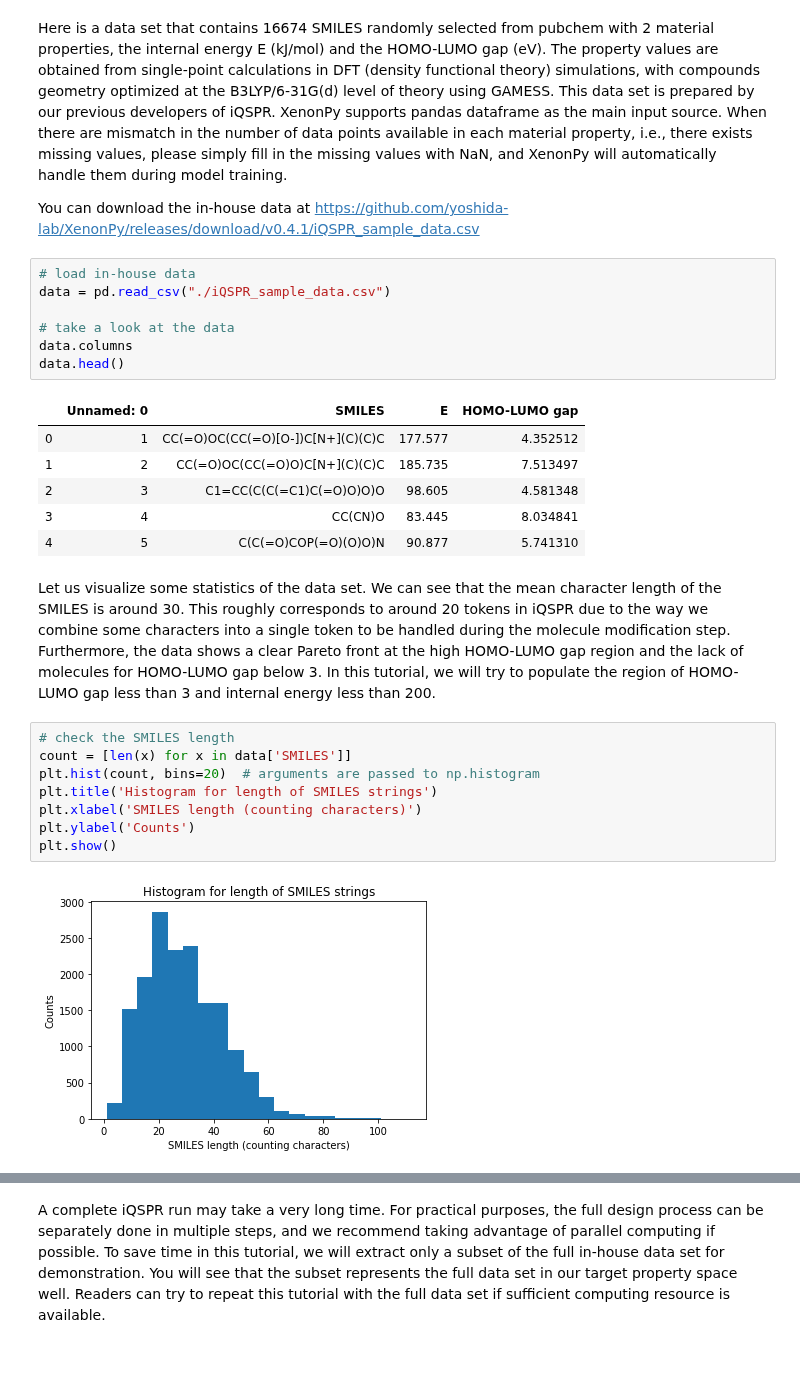
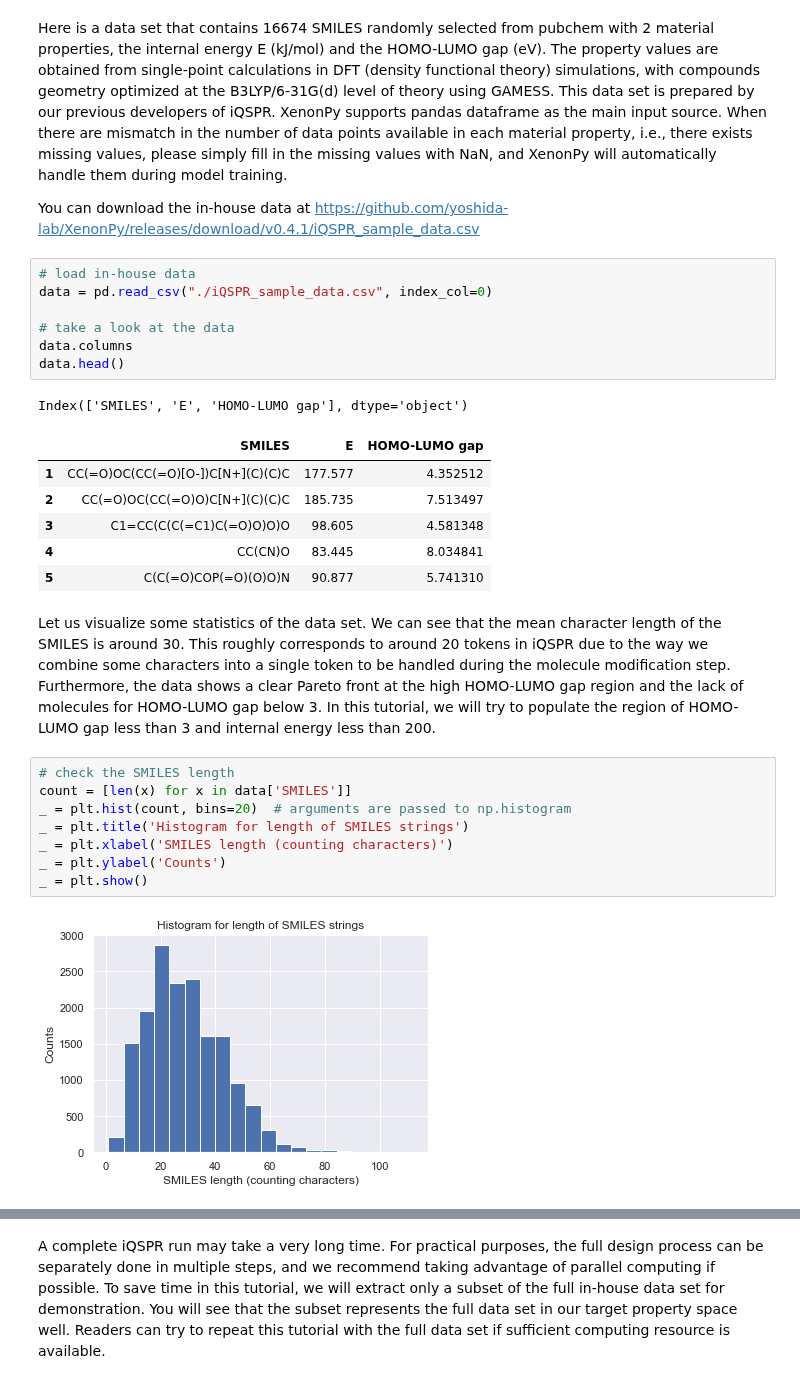
Before and after one commit to yoshida-lab/XenonPy, a Jupyter notebook: samples/iQSPR.ipynb, the cells around one changed output, grey strips where cells are left out. Drawn from its saved outputs; the diff is of its cells as text.

```diff
--- a/samples/iQSPR.ipynb
+++ b/samples/iQSPR.ipynb
@@ -32,29 +32,30 @@ Here is a data set that contains 16674 SMILES randomly selected from pubchem wit
 You can download the in-house data at https://github.com/yoshida-lab/XenonPy/releases/download/v0.4.1/iQSPR_sample_data.csv
 # %%
 # load in-house data
-data = pd.read_csv("./iQSPR_sample_data.csv")
+data = pd.read_csv("./iQSPR_sample_data.csv", index_col=0)
 
 # take a look at the data
 data.columns
 data.head()
 # %% [output]
+Index(['SMILES', 'E', 'HOMO-LUMO gap'], dtype='object')
-|  | Unnamed: 0 | SMILES | E | HOMO-LUMO gap |
-| 0 | 1 | CC(=O)OC(CC(=O)[O-])C[N+](C)(C)C | 177.577 | 4.352512 |
-| 1 | 2 | CC(=O)OC(CC(=O)O)C[N+](C)(C)C | 185.735 | 7.513497 |
-| 2 | 3 | C1=CC(C(C(=C1)C(=O)O)O)O | 98.605 | 4.581348 |
-| 3 | 4 | CC(CN)O | 83.445 | 8.034841 |
-| 4 | 5 | C(C(=O)COP(=O)(O)O)N | 90.877 | 5.741310 |
+|  | SMILES | E | HOMO-LUMO gap |
+| 1 | CC(=O)OC(CC(=O)[O-])C[N+](C)(C)C | 177.577 | 4.352512 |
+| 2 | CC(=O)OC(CC(=O)O)C[N+](C)(C)C | 185.735 | 7.513497 |
+| 3 | C1=CC(C(C(=C1)C(=O)O)O)O | 98.605 | 4.581348 |
+| 4 | CC(CN)O | 83.445 | 8.034841 |
+| 5 | C(C(=O)COP(=O)(O)O)N | 90.877 | 5.741310 |
 # %% [markdown]
 Let us visualize some statistics of the data set. We can see that the mean character length of the SMILES is around 30. This roughly corresponds to around 20 tokens in iQSPR due to the way we combine some characters into a single token to be handled during the molecule modification step. Furthermore, the data shows a clear Pareto front at the high HOMO-LUMO gap region and the lack of molecules for HOMO-LUMO gap below 3. In this tutorial, we will try to populate the region of HOMO-LUMO gap less than 3 and internal energy less than 200.
 # %%
 # check the SMILES length
 count = [len(x) for x in data['SMILES']]
-plt.hist(count, bins=20)  # arguments are passed to np.histogram
-plt.title('Histogram for length of SMILES strings')
-plt.xlabel('SMILES length (counting characters)')
-plt.ylabel('Counts')
-plt.show()
+_ = plt.hist(count, bins=20)  # arguments are passed to np.histogram
+_ = plt.title('Histogram for length of SMILES strings')
+_ = plt.xlabel('SMILES length (counting characters)')
+_ = plt.ylabel('Counts')
+_ = plt.show()
 # %% [output]
-[figure, old version]
+[figure, new version]
 # %%
 # check target properties: E & HOMO-LUMO gap
```
Also changed, not shown: parts of 37 cells of this notebook.
